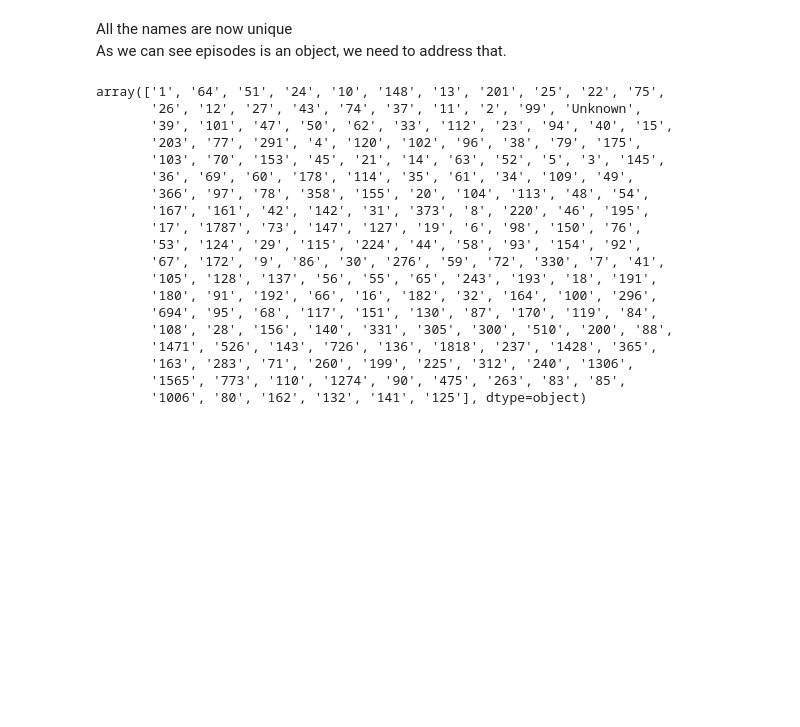
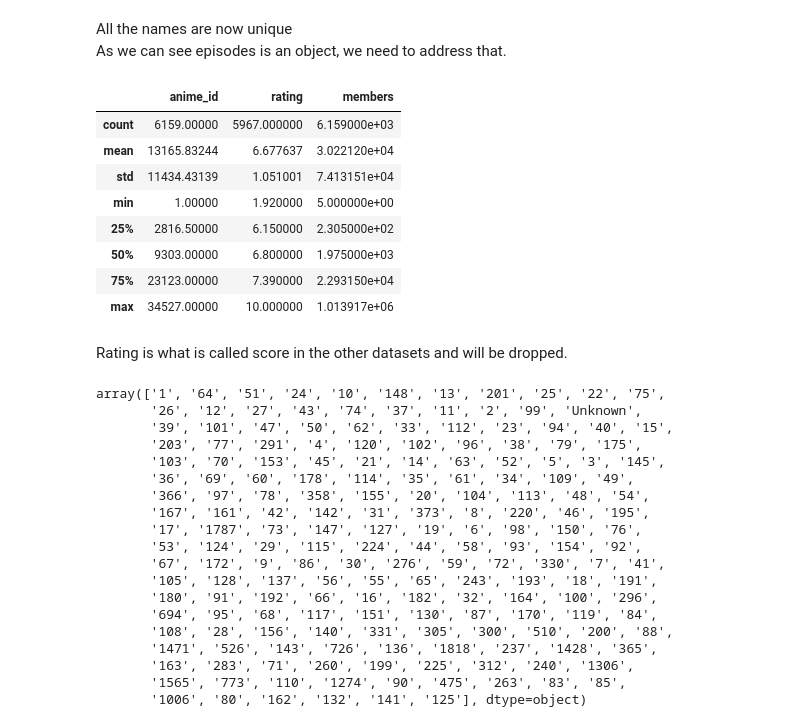
Before and after one commit to deltel/anime-recommendation-documentation, a Jupyter notebook: data_understanding_prepare_data.ipynb, the cells around one changed output. Cells and saved outputs as stored; diff of their text form; code cells hidden in the pictures; blank space fills up the shorter version.

```diff
--- a/data_understanding_prepare_data.ipynb
+++ b/data_understanding_prepare_data.ipynb
@@ -60,3 +60,17 @@ cu_anime_df.describe(include=object)
 # %% [markdown]
 All the names are now unique
 As we can see episodes is an object, we need to address that.
+# %%
+cu_anime_df.describe()
+# %% [output]
+|  | anime_id | rating | members |
+| count | 6159.00000 | 5967.000000 | 6.159000e+03 |
+| mean | 13165.83244 | 6.677637 | 3.022120e+04 |
+| std | 11434.43139 | 1.051001 | 7.413151e+04 |
+| min | 1.00000 | 1.920000 | 5.000000e+00 |
+| 25% | 2816.50000 | 6.150000 | 2.305000e+02 |
+| 50% | 9303.00000 | 6.800000 | 1.975000e+03 |
+| 75% | 23123.00000 | 7.390000 | 2.293150e+04 |
+| max | 34527.00000 | 10.000000 | 1.013917e+06 |
+# %% [markdown]
+Rating is what is called score in the other datasets and will be dropped.
```
Also changed, not shown: parts of 30 cells of this notebook, 1 other file.
